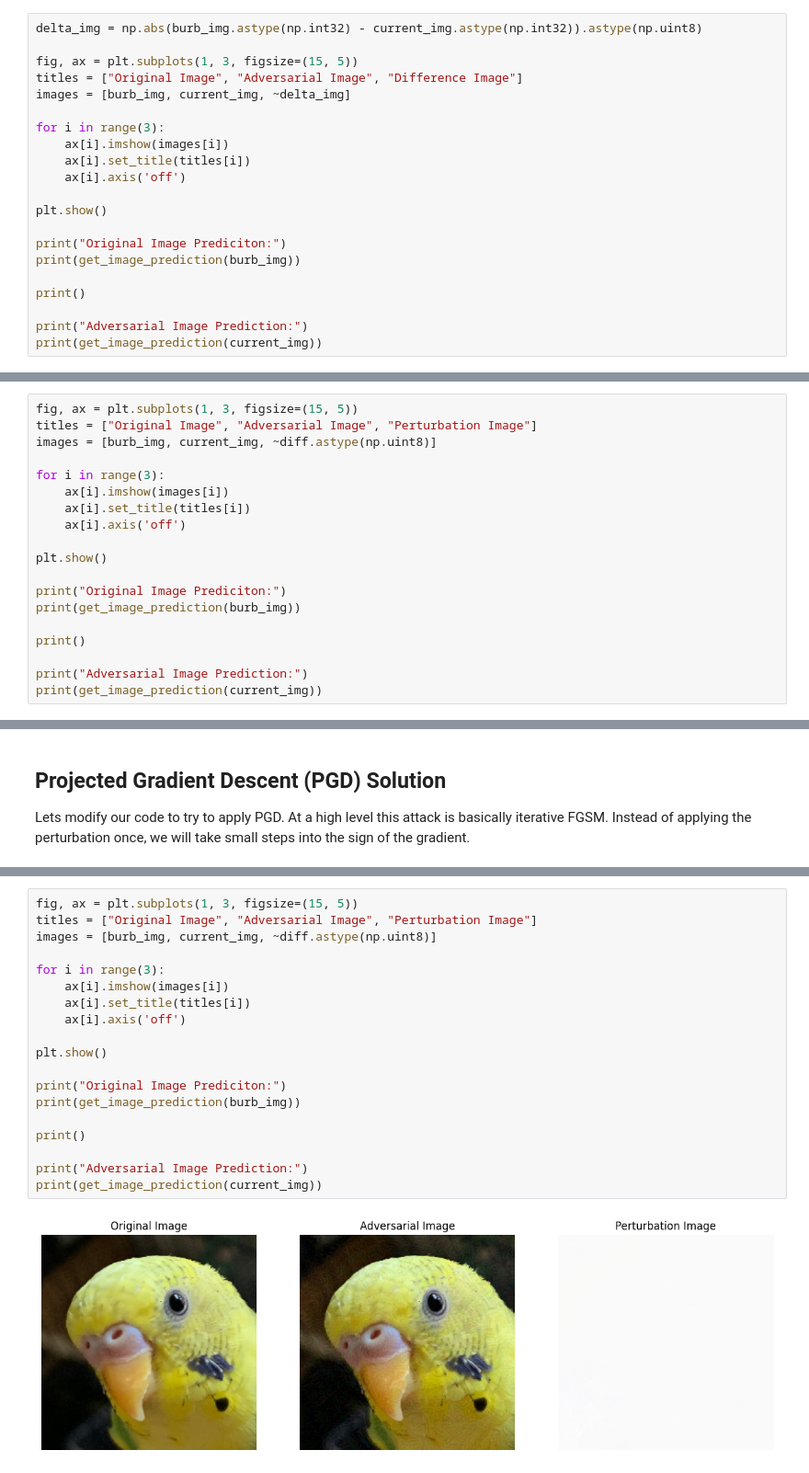
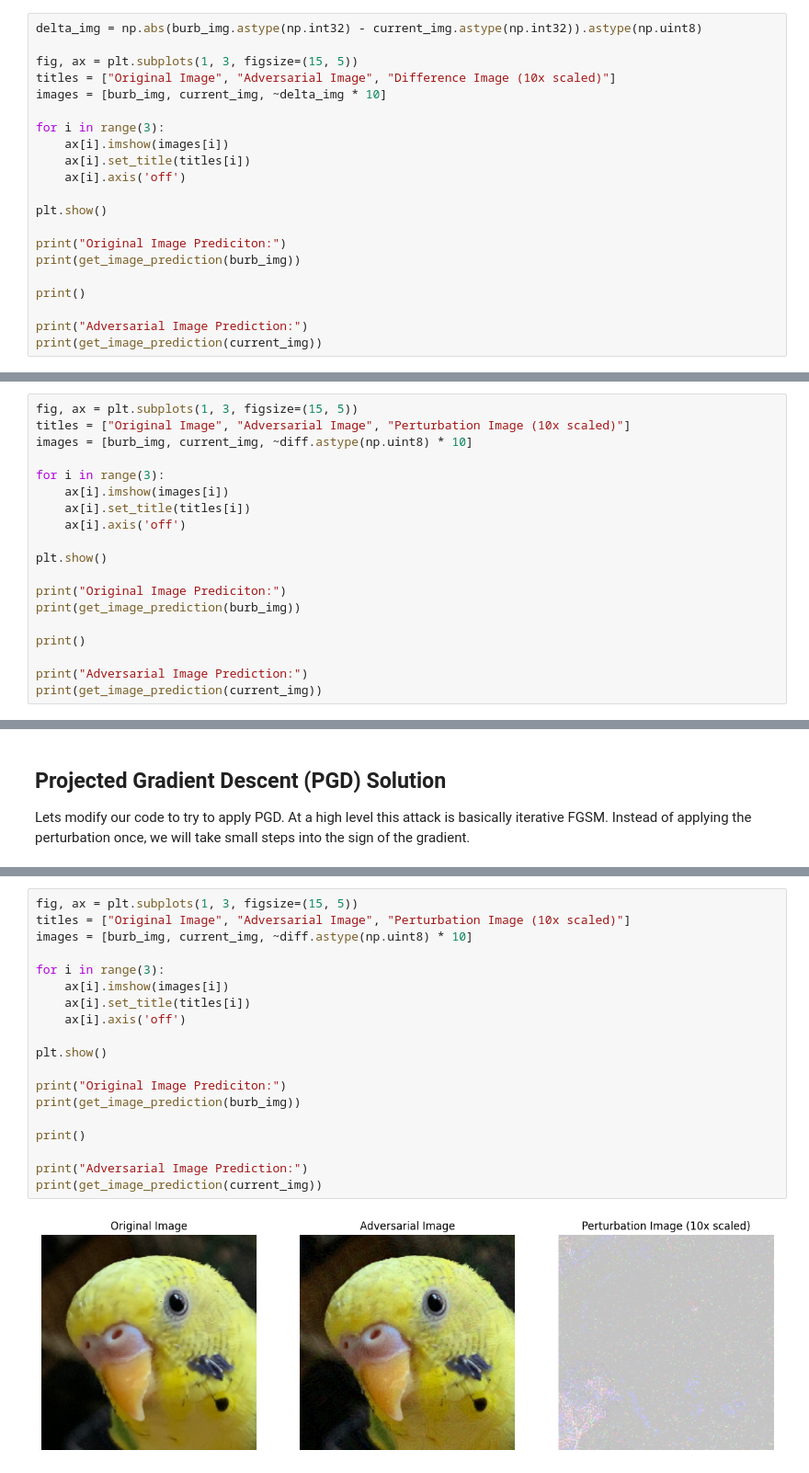
Before and after one commit to OutWrest/blog-handouts, a Jupyter notebook: exploring-attacks-1/attacks-introduction.ipynb, the cells around one changed output, grey strips where cells are left out. Shown at 92% size. Saved outputs shown, nothing was run; the diff lists cells and outputs as text.

```diff
--- a/exploring-attacks-1/attacks-introduction.ipynb
+++ b/exploring-attacks-1/attacks-introduction.ipynb
@@ -387,8 +387,8 @@ Iter: 9  | Loss:  0.0376 | Min/Max/Mean diff: 0.00/2.00/0.66 | Pred: "assault ri
 delta_img = np.abs(burb_img.astype(np.int32) - current_img.astype(np.int32)).astype(np.uint8)
 
 fig, ax = plt.subplots(1, 3, figsize=(15, 5))
-titles = ["Original Image", "Adversarial Image", "Difference Image"]
-images = [burb_img, current_img, ~delta_img]
+titles = ["Original Image", "Adversarial Image", "Difference Image (10x scaled)"]
+images = [burb_img, current_img, ~delta_img * 10]
 
 for i in range(3):
     ax[i].imshow(images[i])
@@ -472,8 +472,8 @@ FGSM does not run any interations and it is sensative to epsilon and input image
 Lets see what the images look like
 # %%
 fig, ax = plt.subplots(1, 3, figsize=(15, 5))
-titles = ["Original Image", "Adversarial Image", "Perturbation Image"]
-images = [burb_img, current_img, ~diff.astype(np.uint8)]
+titles = ["Original Image", "Adversarial Image", "Perturbation Image (10x scaled)"]
+images = [burb_img, current_img, ~diff.astype(np.uint8) * 10]
 
 for i in range(3):
     ax[i].imshow(images[i])
@@ -572,25 +572,25 @@ Iter: 8  | Loss:  0.0620 | Min/Max/Mean diff: 0.00/6.00/4.69 | Pred: "assault ri
 Iter: 9  | Loss:  0.0498 | Min/Max/Mean diff: 0.00/6.00/4.75 | Pred: "assault rifle" (96.24% confidence)
 # %%
 fig, ax = plt.subplots(1, 3, figsize=(15, 5))
-titles = ["Original Image", "Adversarial Image", "Perturbation Image"]
-images = [burb_img, current_img, ~diff.astype(np.uint8)]
+titles = ["Original Image", "Adversarial Image", "Perturbation Image (10x scaled)"]
+images = [burb_img, current_img, ~diff.astype(np.uint8) * 10]
 
 for i in range(3):
     ax[i].imshow(images[i])
     ax[i].set_title(titles[i])
     ax[i].axis('off')
 
 plt.show()
 
 print("Original Image Prediciton:")
 print(get_image_prediction(burb_img))
 
 print()
 
 print("Adversarial Image Prediction:")
 print(get_image_prediction(current_img))
 # %% [output]
-[figure, old version]
+[figure, new version]
 Original Image Prediciton:
 "goldfinch" (62.17% confidence)
 
```
Also changed, not shown: parts of 2 cells of this notebook, 1 other file.
